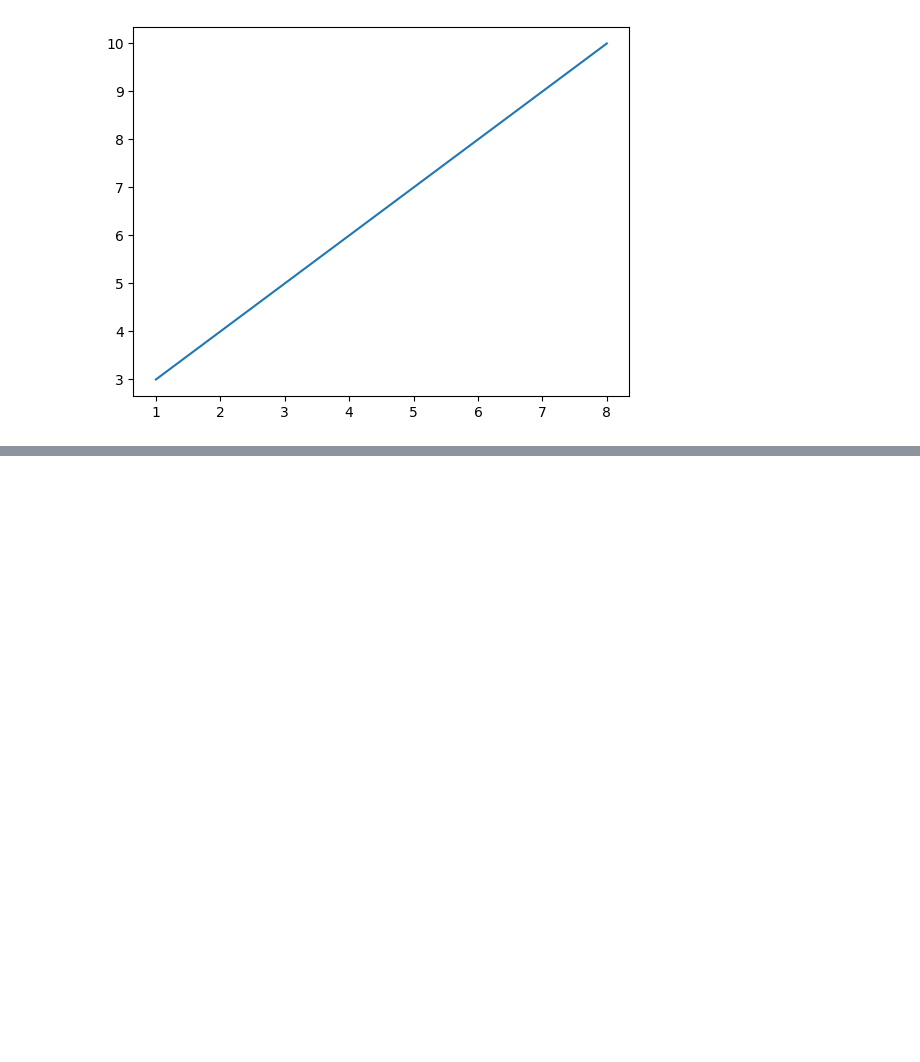
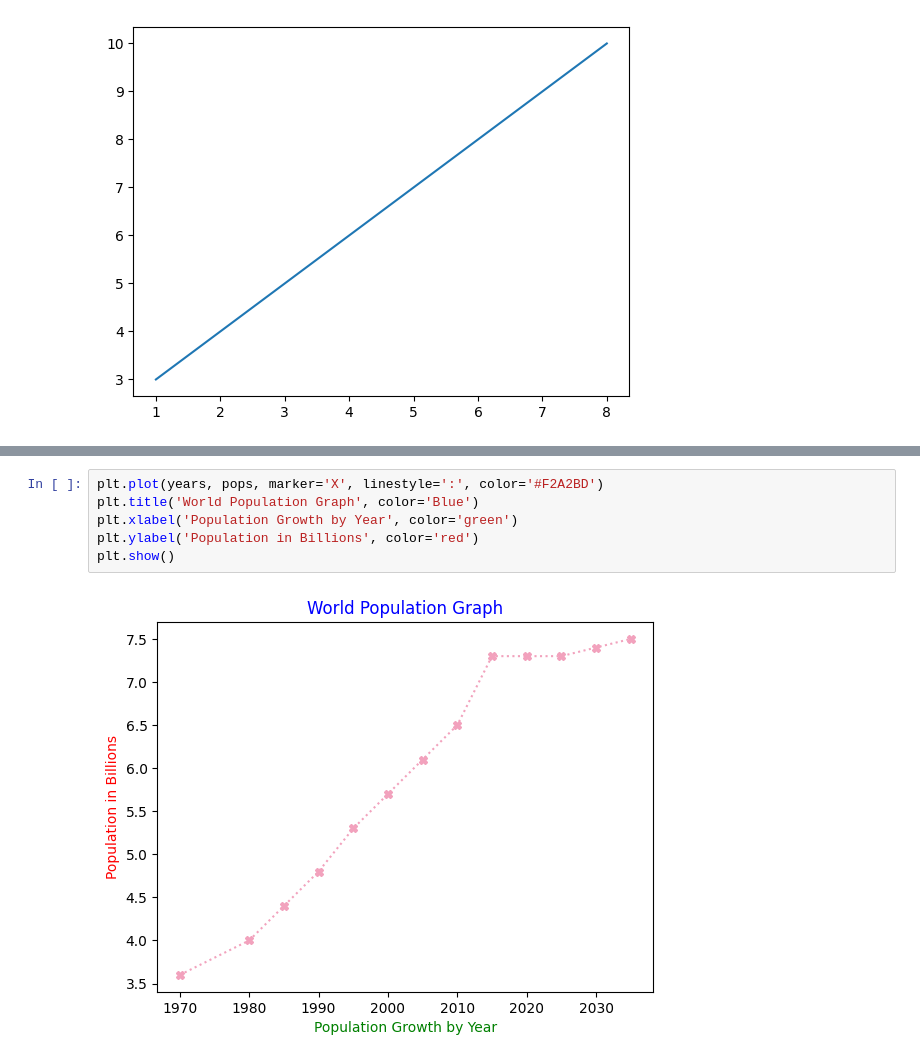
Before and after one commit to naiilaahh/MatPlotLib, a Jupyter notebook: MatPlotLib.ipynb, the cells around one changed output, grey strips where cells are left out. Saved outputs shown, nothing was run; the diff lists cells and outputs as text; blank space fills up the shorter version.

```diff
--- a/MatPlotLib.ipynb
+++ b/MatPlotLib.ipynb
@@ -32,0 +54,8 @@ plt.show()
+# %%
+plt.plot(years, pops, marker='X', linestyle=':', color='#F2A2BD')
+plt.title('World Population Graph', color='Blue')
+plt.xlabel('Population Growth by Year', color='green')
+plt.ylabel('Population in Billions', color='red')
+plt.show()
+# %% [output]
+[figure, added]
```
Also changed, not shown: parts of 5 cells of this notebook, 1 other file.
